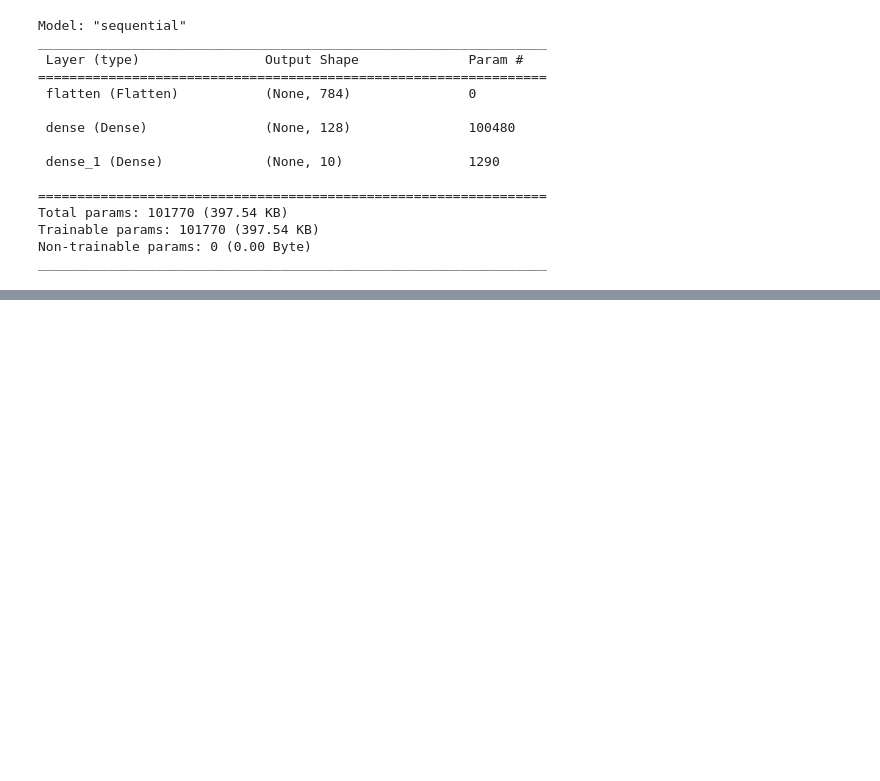
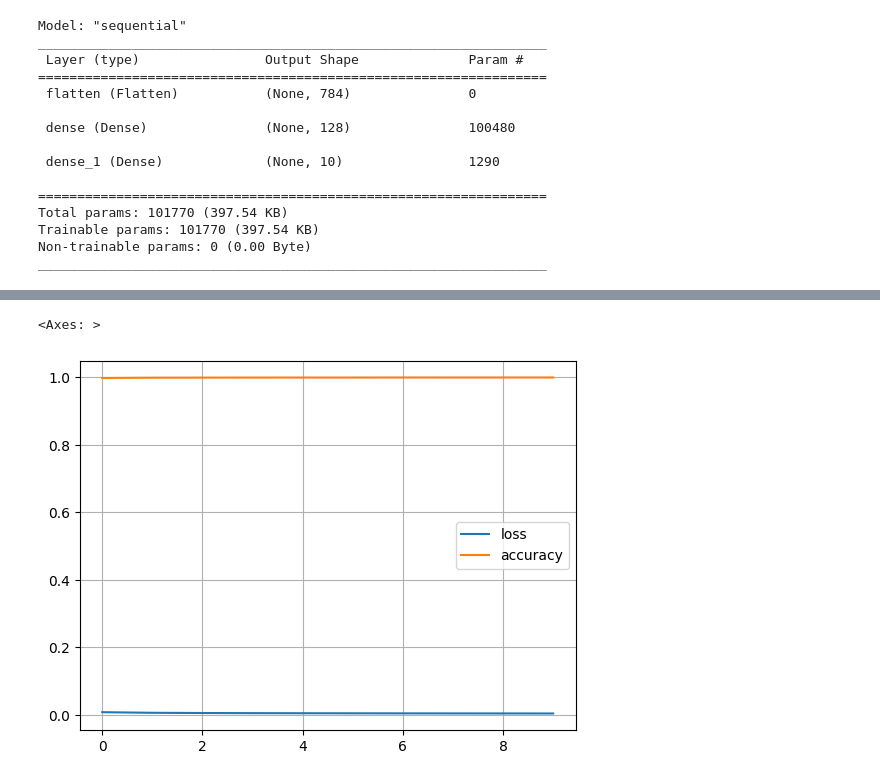
Before and after one commit to omoranav/Talento_Tech, a Jupyter notebook: Actividad_5_Conjunto_de_datos_manuscritos_MNIST.ipynb, the cells around one changed output, grey strips where cells are left out. Saved outputs shown, nothing was run; the diff lists cells and outputs as text; code cells hidden in the pictures; blank space fills up the shorter version.

```diff
--- a/Actividad_5_Conjunto_de_datos_manuscritos_MNIST.ipynb
+++ b/Actividad_5_Conjunto_de_datos_manuscritos_MNIST.ipynb
@@ -178,0 +231,9 @@ Precisión en el conjunto de prueba: 0.9793000221252441
+# %%
+#Compilar el modelo
+model.compile(optimizer='sgd',
+              loss='sparse_categorical_crossentropy',
+              metrics=['accuracy'])
+# %%
+#Entrenar el modelo
+history =model.fit(training_images, training_labels, epochs=10)
+#validation_data=(X_val, Y_val))
@@ -178,0 +261,7 @@ Precisión en el conjunto de prueba: 0.9793000221252441
+# %%
+#Graficar el historial de entrenamiento:
+import pandas as pd
+pd.DataFrame(history.history).plot(grid=True)
+# %% [output]
+<Axes: >
+[figure, added]
```
Also changed, not shown: parts of 11 cells of this notebook, 2 other files.
